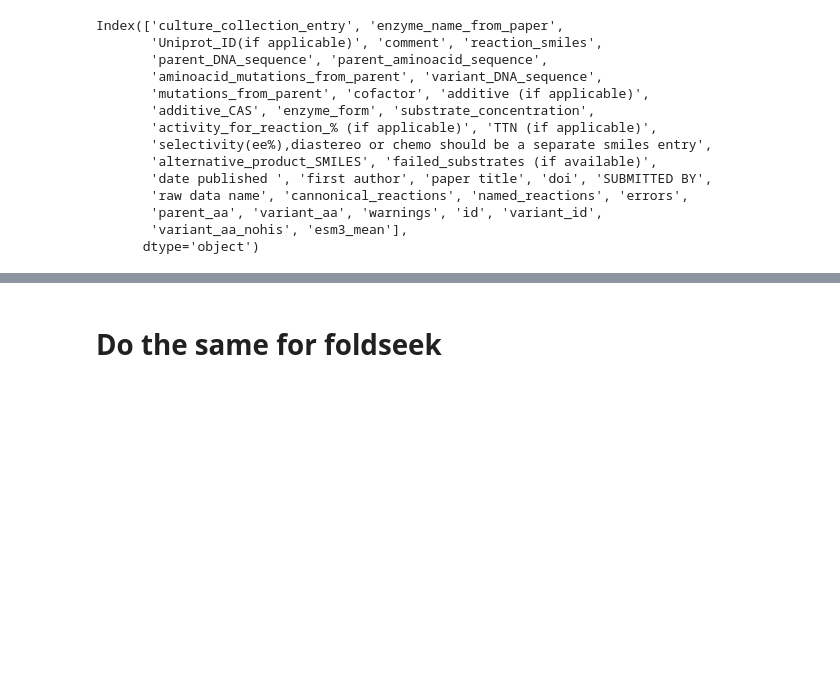
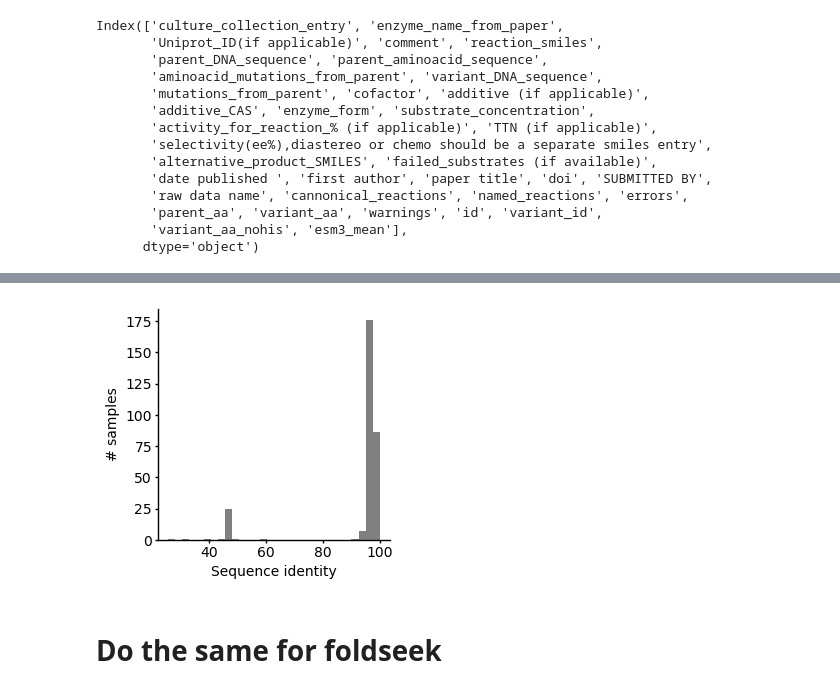
Before and after one commit to fhalab/EnzymeEngineeringDB, a Jupyter notebook: analysis/N6_Comparison.ipynb, the cells around one changed output, grey strips where cells are left out. Drawn from its saved outputs; the diff is of its cells as text; code cells hidden in the pictures; blank space fills up the shorter version.

```diff
--- a/analysis/N6_Comparison.ipynb
+++ b/analysis/N6_Comparison.ipynb
@@ -180,3 +104,20 @@ plt.savefig('figures/hist_seq_id.svg')
+# %%
+df = pd.read_csv('../software/matches.tsv', sep='\t', header=None)
+df = df.sort_values(by=2, ascending=False)
+df = df.drop_duplicates(subset=0)
+# %%
+import matplotlib.pyplot as plt
+import pandas as pd
+plt.rcParams["svg.fonttype"] =  'none'
+plt.rcParams["figure.figsize"] = (3,3)
+
+plt.hist(df[2].values, bins=30, color='grey')
+clean_plt(plt.gca())
+plt.xlabel('Sequence identity')
+plt.ylabel('# samples')
+plt.savefig('figures/hist_seq_id.svg')
+# %% [output]
+[figure, added]
 # %% [markdown]
 # Do the same for foldseek
 # %%
```
Also changed, not shown: parts of 9 cells of this notebook, 1 other file.
